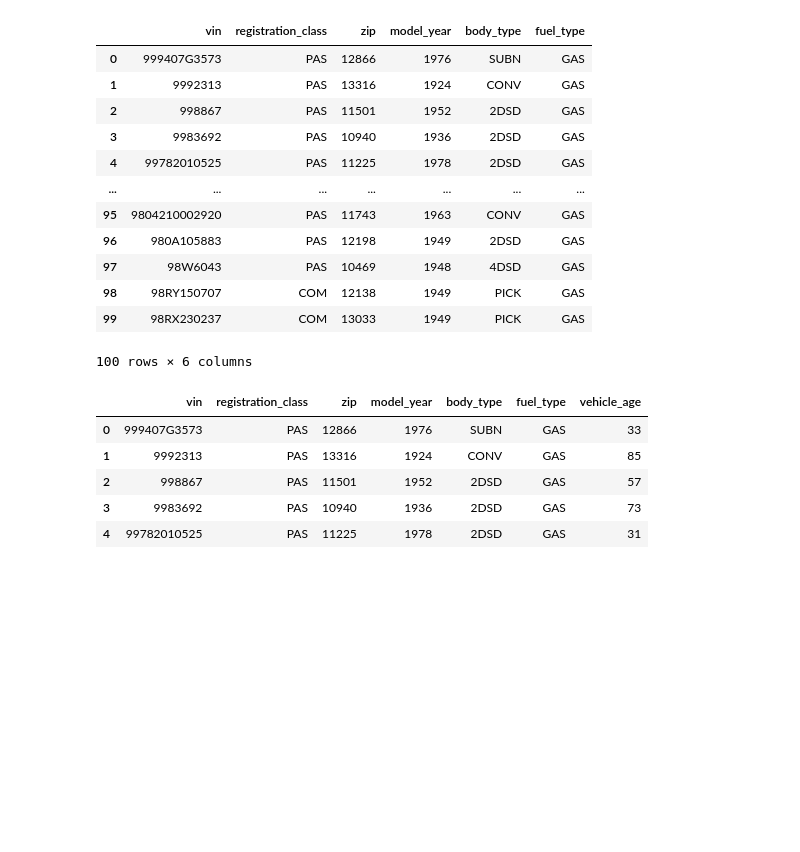
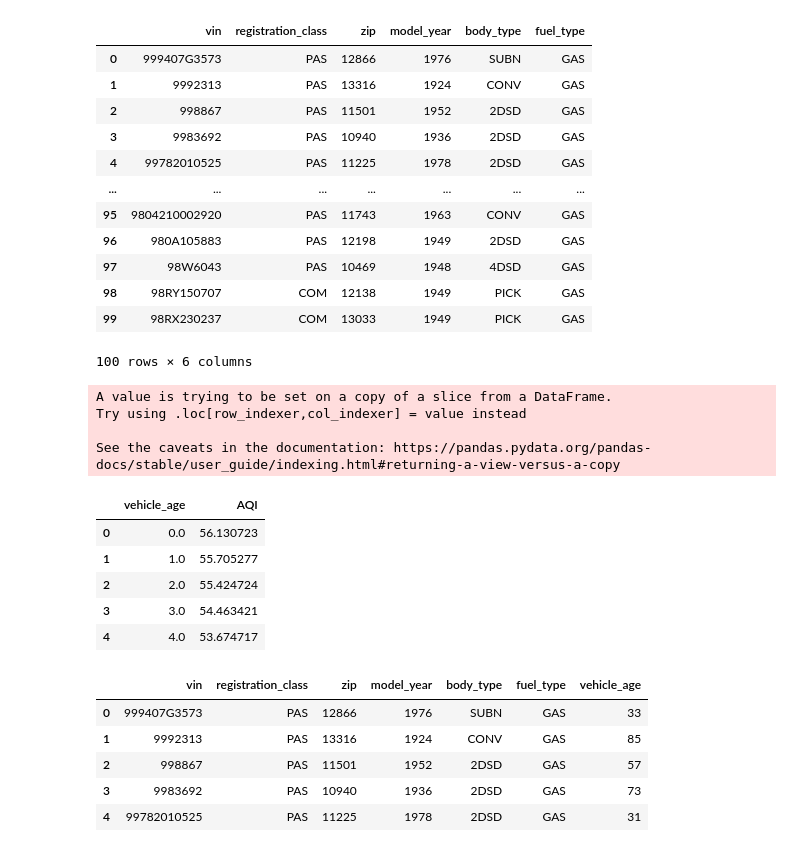
Before and after one commit to paloni-dotcom/Se7en, a Jupyter notebook: age_of_cars.ipynb, the cells around one changed output. Cells and saved outputs as stored; diff of their text form; code cells hidden in the pictures; blank space fills up the shorter version.

Commit message:
changed code to work for any year

```diff
--- a/age_of_cars.ipynb
+++ b/age_of_cars.ipynb
@@ -21,6 +21,55 @@ vehicle_df.head(100)
 | 98 | 98RY150707 | COM | 12138 | 1949 | PICK | GAS |
 | 99 | 98RX230237 | COM | 13033 | 1949 | PICK | GAS |
 100 rows × 6 columns
+# %%
+def veh_aqi(year):
+    # create a dataframe for all vehicles up to given year
+    vehicle_year_df = vehicle_df.loc[vehicle_df['model_year'].astype(int) <= year]
+
+    # find the age of cars
+    veh_age = year - vehicle_year_df['model_year'].astype(int)
+
+    # create a new dataframe with an vehicle age column
+    new_vehicle_df = pd.DataFrame(vehicle_year_df)
+    new_vehicle_df['vehicle_age'] = veh_age
+
+    # retrieve the AQI index for zipcodes in NY for given year
+    aqi_df_all = pd.read_csv("AQIndex.csv", index_col=0)
+
+    #group the data by year
+    aqi_group = aqi_df_all.groupby('Year')
+
+    # retrieve the group for given year
+    aqi_df = aqi_group.get_group(year)
+
+    # convert zipcode dtype to int
+    aqi_df['zip'] = aqi_df['zip'].astype(int)
+    new_vehicle_df['zip'] = new_vehicle_df['zip'].astype(int)
+
+    # merge the 2 dataframes on zipcode to get one dataframe
+    # with vehicles and AQI for corressponding zipcodes
+    vehicle_aqi_df = pd.merge(aqi_df, new_vehicle_df, on=['zip','zip'], how="left" )
+
+    # group data by vehicle age and find mean of AQI
+    veh_age_df = vehicle_aqi_df.groupby('vehicle_age').agg({'AQI':'mean'})
+    veh_age_df = veh_age_df.reset_index()
+
+    # return the merged dataframe
+    return (veh_age_df)
+
+veh_2009_df = veh_aqi(2020)
+veh_2009_df.head()
+# %% [output]
+A value is trying to be set on a copy of a slice from a DataFrame.
+Try using .loc[row_indexer,col_indexer] = value instead
+
+See the caveats in the documentation: https://pandas.pydata.org/pandas-docs/stable/user_guide/indexing.html#returning-a-view-versus-a-copy
+|  | vehicle_age | AQI |
+| 0 | 0.0 | 56.130723 |
+| 1 | 1.0 | 55.705277 |
+| 2 | 2.0 | 55.424724 |
+| 3 | 3.0 | 54.463421 |
+| 4 | 4.0 | 53.674717 |
 # %%
 # create a dataframe for all vehicles upto 2009
 vehicle_df_2009 = vehicle_df.loc[vehicle_df['model_year'].astype(int) <= 2009]
```
Also changed, not shown: parts of 3 cells of this notebook, 2 other files.
